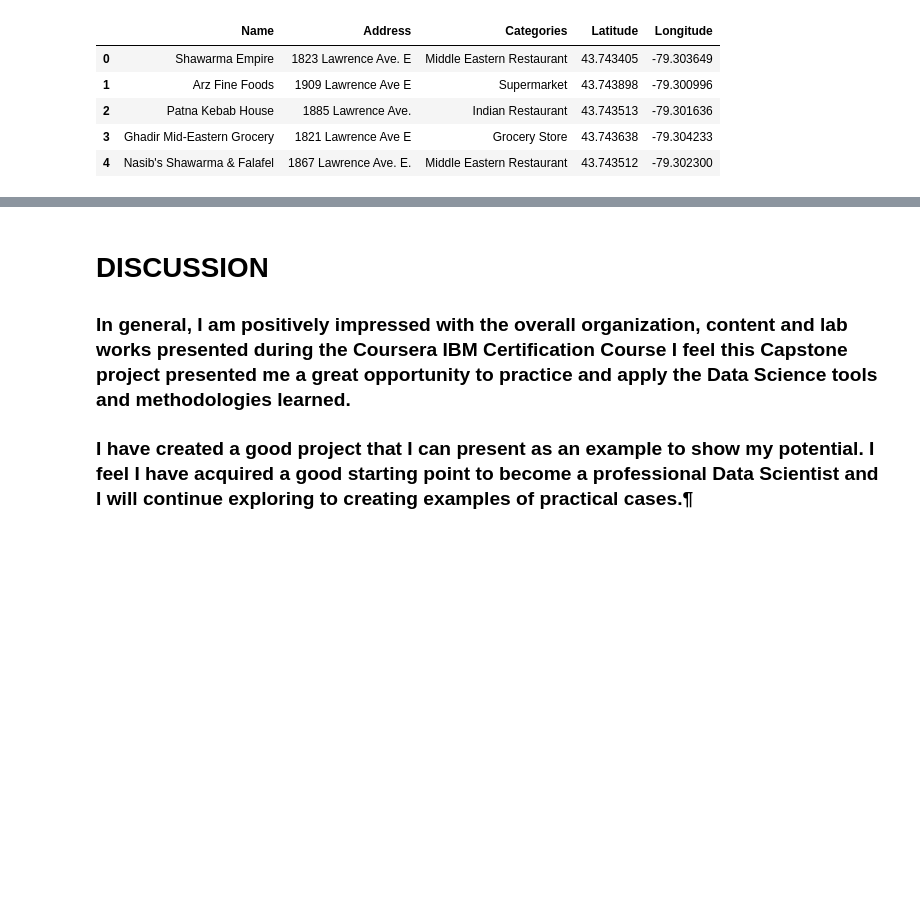
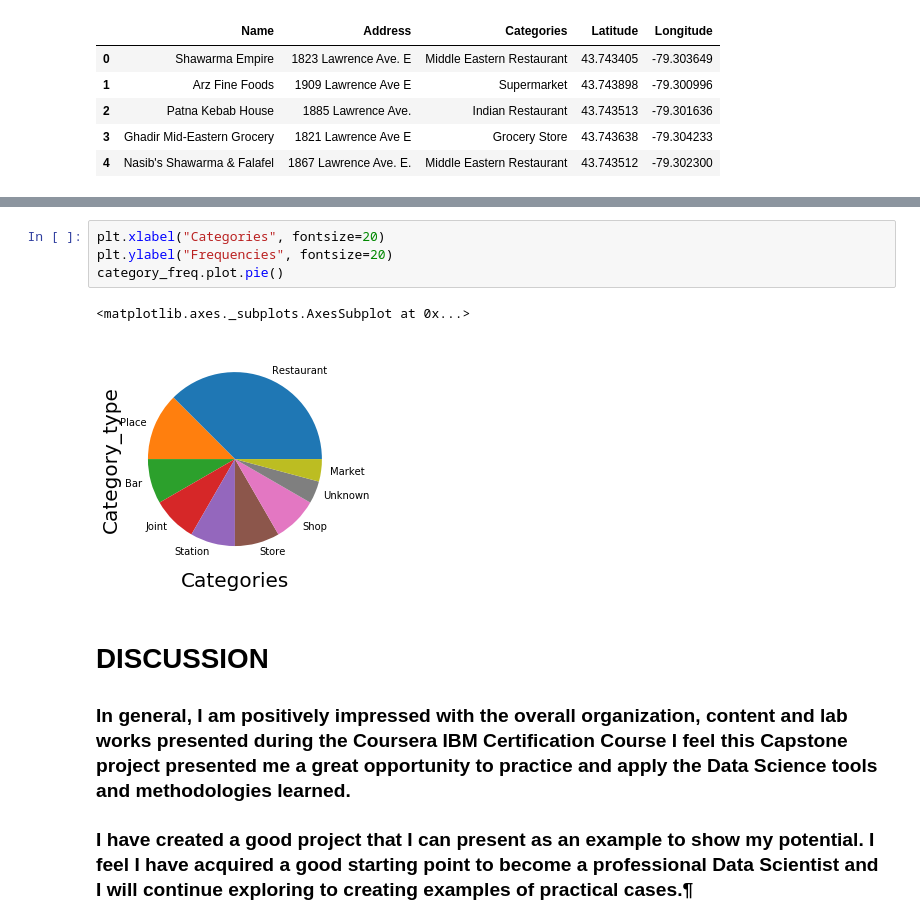
Before and after one commit to talha915/Data-Science-Capstone-Week-4-Coursera, a Jupyter notebook: Capstone Project The Battle of Neighbors Week 4.ipynb, the cells around one changed output, grey strips where cells are left out. Saved outputs shown, nothing was run; the diff lists cells and outputs as text; blank space fills up the shorter version.

```diff
--- a/Capstone Project The Battle of Neighbors Week 4.ipynb
+++ b/Capstone Project The Battle of Neighbors Week 4.ipynb
@@ -222,3 +273,10 @@ clean_data.head()
+# %%
+plt.xlabel("Categories", fontsize=20)
+plt.ylabel("Frequencies", fontsize=20)
+category_freq.plot.pie()
+# %% [output]
+<matplotlib.axes._subplots.AxesSubplot at 0x...>
+[figure, added]
 # %% [markdown]
 # DISCUSSION
 ### In general, I am positively impressed with the overall organization, content and lab works presented during the Coursera IBM Certification Course I feel this Capstone project presented me a great opportunity to practice and apply the Data Science tools and methodologies learned.
```
Also changed, not shown: parts of 8 cells of this notebook.
